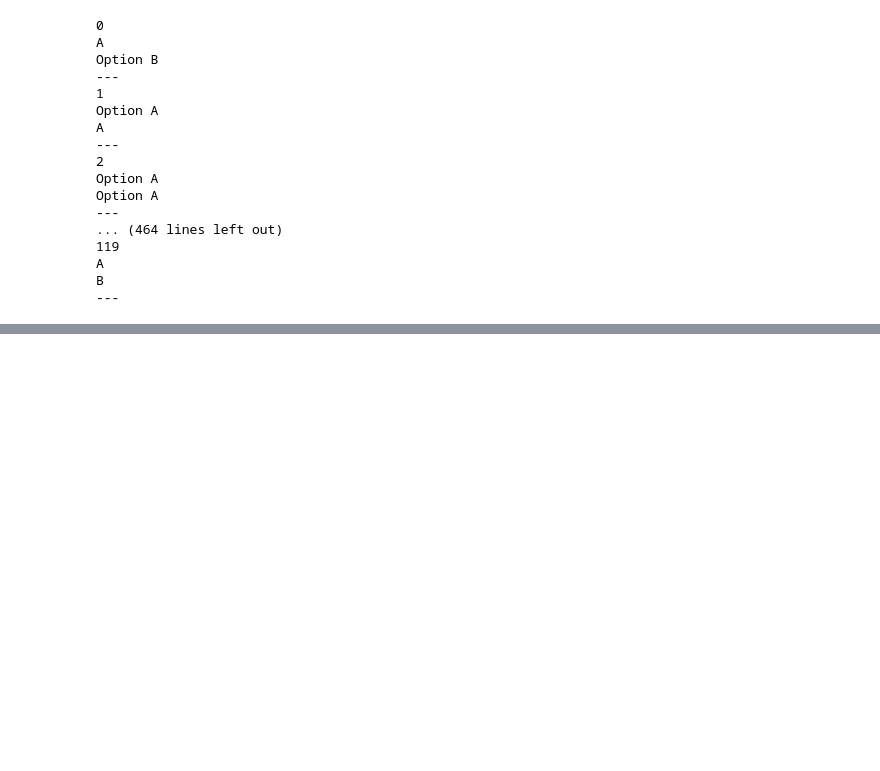
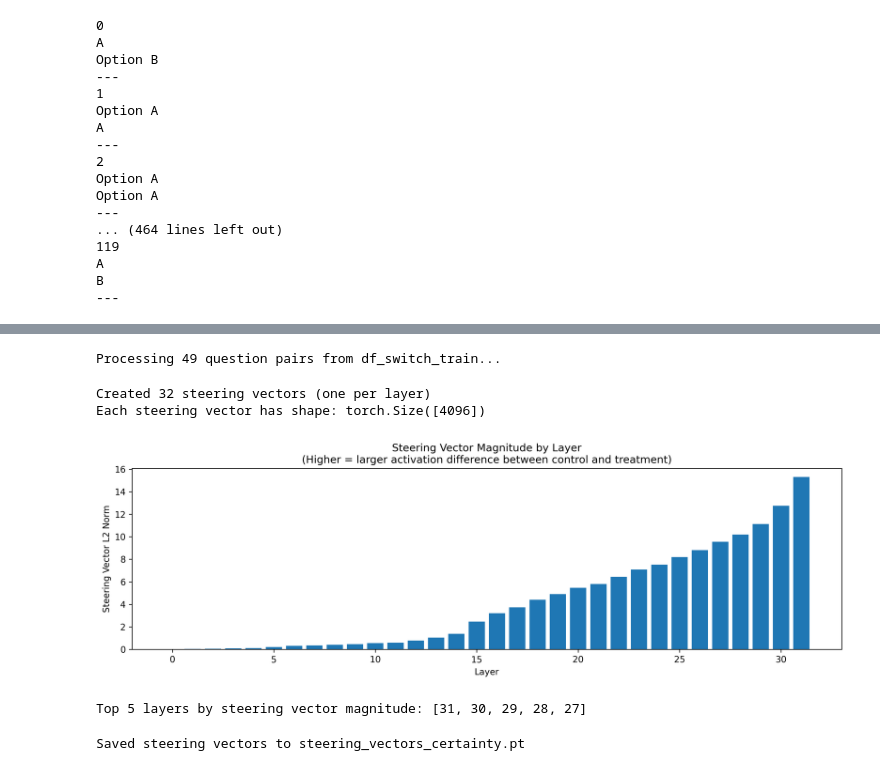
Before and after one commit to johnathansun/InstructedToBias, a Jupyter notebook: js_certainty_steering.ipynb, the cells around one changed output, grey strips where cells are left out. Cells and saved outputs as stored; diff of their text form; code cells hidden in the pictures; blank space fills up the shorter version.

Commit message:
Add certainty steering results

```diff
--- a/js_certainty_steering.ipynb
+++ b/js_certainty_steering.ipynb
@@ -120,6 +119,9 @@ df['control_resp_eq_treatment_resp'] = df.control_resp == df.treatment_resp
 df.to_csv('Question_Subsets/certainty_effect_pairs_with_answers.csv')
 # %%
 df_switch = df[df.control_resp != df.treatment_resp]
+# %%
+from sklearn.model_selection import train_test_split
+df_switch_train, df_switch_test = train_test_split(df_switch, test_size=0.5, random_state=RANDOM_STATE)
 # %%
 df_switch_sample = df_switch.sample(10, random_state=RANDOM_STATE)
 # %%
@@ -126,0 +239,72 @@ df_switch_sample.to_csv('Question_Subsets/certainty_effect_pairs_switch_sample.c
+# %%
+# Collect activation differences for each layer across all training pairs
+# This will be used to compute the mean steering vector per layer
+
+control_activations_list = {layer: [] for layer in range(num_layers)}
+treatment_activations_list = {layer: [] for layer in range(num_layers)}
+
+print(f"Processing {len(df_switch_train)} question pairs from df_switch_train...")
+
+for idx, row in tqdm(df_switch_train.iterrows(), total=len(df_switch_train)):
+    control_text = row['control_text']
+    treatment_text = row['treatment_text']
+
+    # Get activations for both control and treatment prompts
+    control_acts = get_activations(control_text)
+    treatment_acts = get_activations(treatment_text)
+
+    # Store activations for each layer
+    for layer in range(num_layers):
+        control_activations_list[layer].append(control_acts[layer])
+        treatment_activations_list[layer].append(treatment_acts[layer])
+# %% [output]
+Processing 49 question pairs from df_switch_train...
+# %%
+# Compute steering vectors: mean(treatment - control) for each layer
+# The steering vector represents the direction in activation space that
+# corresponds to the "certainty bias" - i.e., the shift that occurs when
+# a certain option is presented
+
+steering_vectors = {}
+
+for layer in range(num_layers):
+    # Stack all activations for this layer
+    control_stack = torch.stack(control_activations_list[layer])  # [n_samples, hidden_size]
+    treatment_stack = torch.stack(treatment_activations_list[layer])
+
+    # Compute mean difference: treatment - control
+    # Positive direction = toward certainty bias
+    mean_diff = (treatment_stack - control_stack).mean(dim=0)
+    steering_vectors[layer] = mean_diff
+
+print(f"Created {len(steering_vectors)} steering vectors (one per layer)")
+print(f"Each steering vector has shape: {steering_vectors[0].shape}")
+# %% [output]
+Created 32 steering vectors (one per layer)
+Each steering vector has shape: torch.Size([4096])
+# %%
+# Analyze steering vector magnitudes across layers
+# Larger magnitudes suggest layers where control vs treatment differ more
+
+steering_norms = [steering_vectors[layer].norm().item() for layer in range(num_layers)]
+
+plt.figure(figsize=(12, 4))
+plt.bar(range(num_layers), steering_norms)
+plt.xlabel("Layer")
+plt.ylabel("Steering Vector L2 Norm")
+plt.title("Steering Vector Magnitude by Layer\n(Higher = larger activation difference between control and treatment)")
+plt.tight_layout()
+plt.show()
+
+# Find layers with strongest steering signal
+top_layers = np.argsort(steering_norms)[::-1][:5]
+print(f"\nTop 5 layers by steering vector magnitude: {top_layers.tolist()}")
+# %% [output]
+[figure, added]
+Top 5 layers by steering vector magnitude: [31, 30, 29, 28, 27]
+# %%
+# Save steering vectors for later use
+torch.save(steering_vectors, 'steering_vectors_certainty.pt')
+print("Saved steering vectors to steering_vectors_certainty.pt")
+# %% [output]
+Saved steering vectors to steering_vectors_certainty.pt
```
Also changed, not shown: parts of 26 cells of this notebook, 32 other files.
